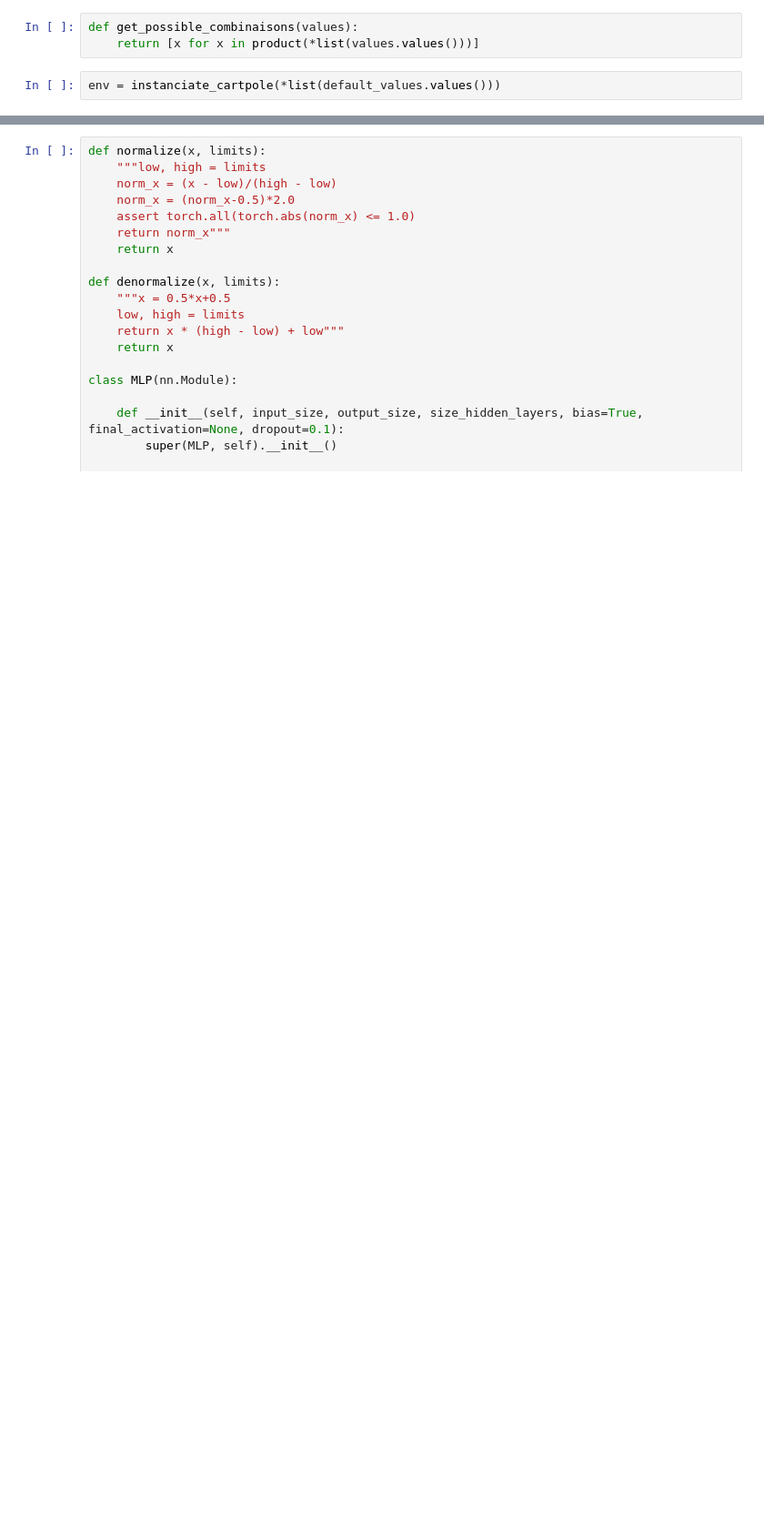
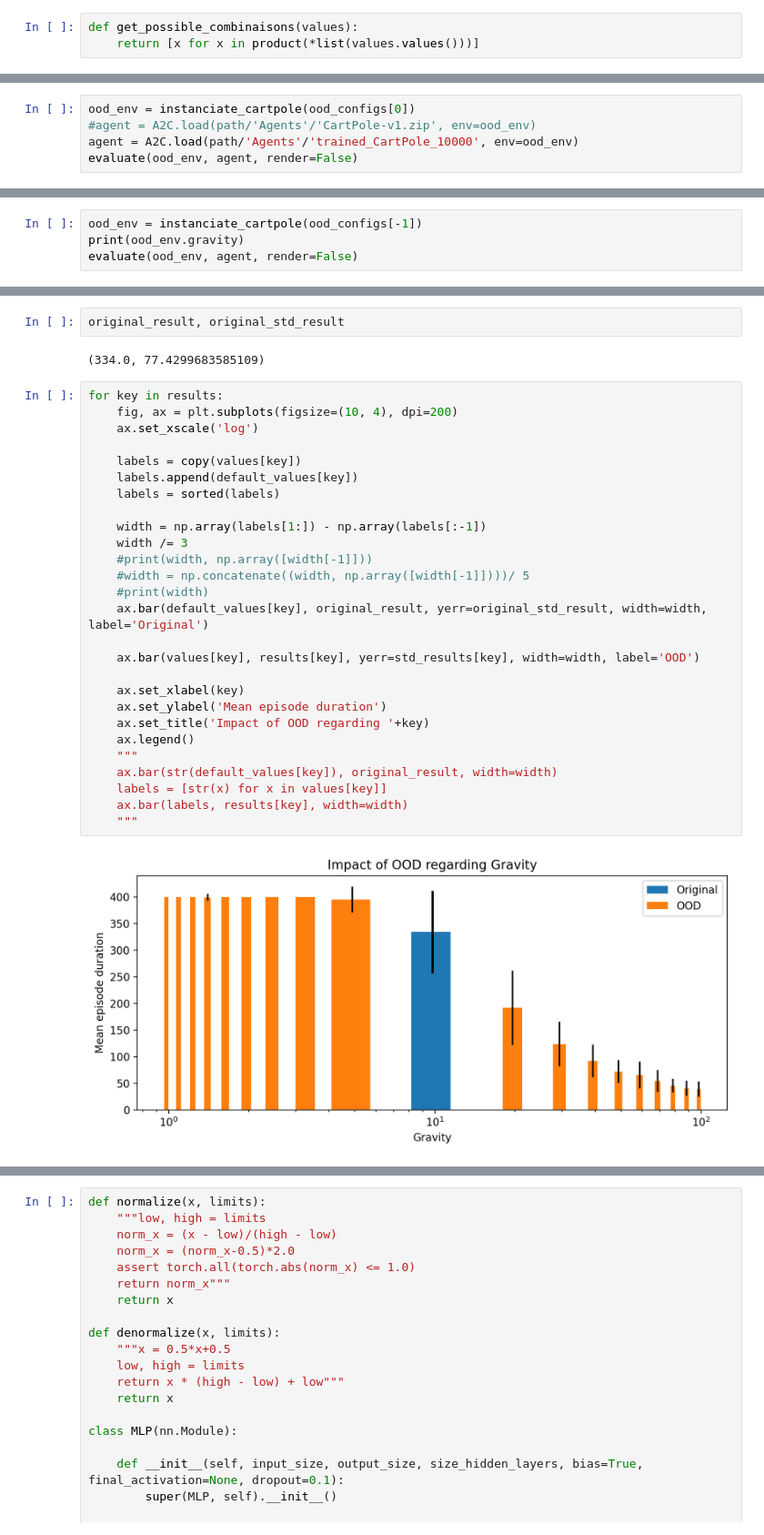
Before and after one commit to ArnaudGardille/RL-OOD-detection, a Jupyter notebook: RL_OOD_detection.ipynb, the cells around one changed output, grey strips where cells are left out. Shown at 91% size. Saved outputs shown, nothing was run; the diff lists cells and outputs as text; blank space fills up the shorter version.

```diff
--- a/RL_OOD_detection.ipynb
+++ b/RL_OOD_detection.ipynb
@@ -88,5 +112,3 @@ def instanciate_pendulum(gravity, mass_pole, length_pole, max_speed, max_torque)
 # %%
 def get_possible_combinaisons(values):
     return [x for x in product(*list(values.values()))]
-# %%
-env = instanciate_cartpole(*list(default_values.values()))
@@ -111,0 +238,5 @@ Wrapping the env in a DummyVecEnv.
+# %%
+ood_env = instanciate_cartpole(ood_configs[0])
+#agent = A2C.load(path/'Agents'/'CartPole-v1.zip', env=ood_env)
+agent = A2C.load(path/'Agents'/'trained_CartPole_10000', env=ood_env)
+evaluate(ood_env, agent, render=False)
@@ -111,0 +245,4 @@ Wrapping the env in a DummyVecEnv.
+# %%
+ood_env = instanciate_cartpole(ood_configs[-1])
+print(ood_env.gravity)
+evaluate(ood_env, agent, render=False)
@@ -111,0 +281,33 @@ Wrapping the env in a DummyVecEnv.
+# %%
+original_result, original_std_result
+# %% [output]
+(334.0, 77.4299683585109)
+# %%
+for key in results:
+    fig, ax = plt.subplots(figsize=(10, 4), dpi=200)
+    ax.set_xscale('log')
+
+    labels = copy(values[key])
+    labels.append(default_values[key])
+    labels = sorted(labels)
+
+    width = np.array(labels[1:]) - np.array(labels[:-1])
+    width /= 3
+    #print(width, np.array([width[-1]]))
+    #width = np.concatenate((width, np.array([width[-1]])))/ 5
+    #print(width)
+    ax.bar(default_values[key], original_result, yerr=original_std_result, width=width, label='Original')
+
+    ax.bar(values[key], results[key], yerr=std_results[key], width=width, label='OOD')
+
+    ax.set_xlabel(key)
+    ax.set_ylabel('Mean episode duration')
+    ax.set_title('Impact of OOD regarding '+key)
+    ax.legend()
+    """
+    ax.bar(str(default_values[key]), original_result, width=width)
+    labels = [str(x) for x in values[key]]
+    ax.bar(labels, results[key], width=width)
+    """
+# %% [output]
+[figure, added]
```
Also changed, not shown: parts of 56 cells of this notebook, 14 other files.
